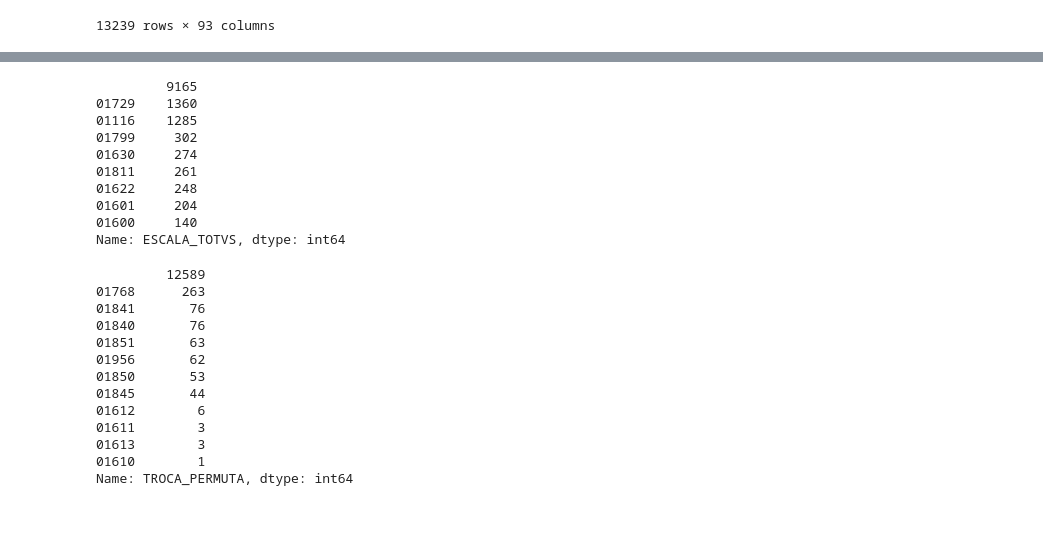
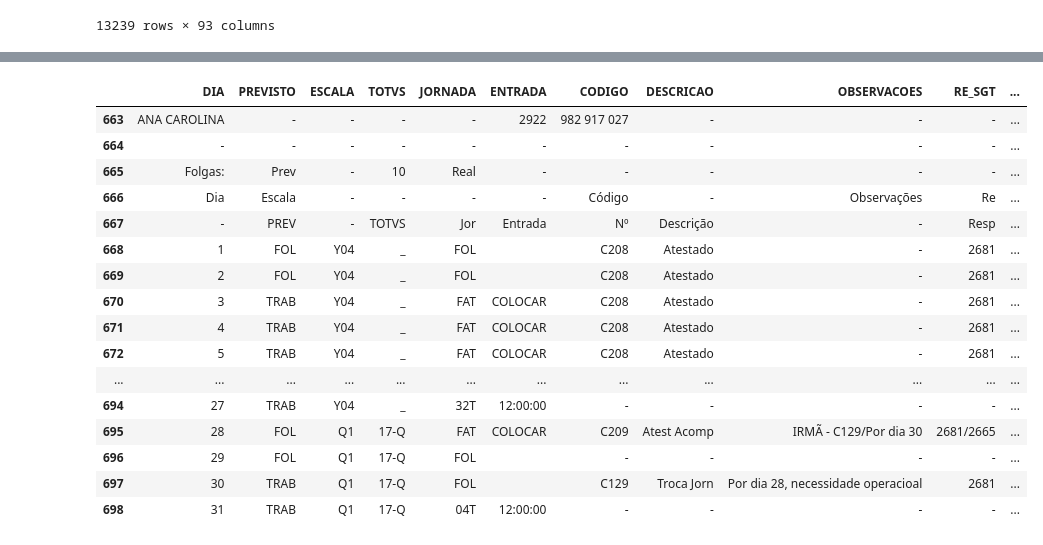
Before and after one commit to solanods/pandas, a Jupyter notebook: ponto_segunda_quinzena.ipynb, the cells around one changed output, grey strips where cells are left out. Cells and saved outputs as stored; diff of their text form; code cells hidden in the pictures; blank space fills up the shorter version.

```diff
--- a/ponto_segunda_quinzena.ipynb
+++ b/ponto_segunda_quinzena.ipynb
@@ -249,29 +267,24 @@ RMOP[86]
-# %%
-df['ESCALA_TOTVS'].value_counts()
-# %% [output]
-         9165
-01729    1360
-01116    1285
-01799     302
-01630     274
-01811     261
-01622     248
-01601     204
-01600     140
-Name: ESCALA_TOTVS, dtype: int64
-# %%
-df['TROCA_PERMUTA'].value_counts()
-# %% [output]
-         12589
-01768      263
-01841       76
-01840       76
-01851       63
-01956       62
-01850       53
-01845       44
-01612        6
-01611        3
-01613        3
-01610        1
-Name: TROCA_PERMUTA, dtype: int64
+# %%
+# Criar a funcao de busca RMOP por nome
+def OP(nome):
+  return df[df['NOME'] == str(nome)]
+# %%
+  OP('ANA CAROLINA')
+# %% [output]
+|  | DIA | PREVISTO | ESCALA | TOTVS | JORNADA | ENTRADA | CODIGO | DESCRICAO | OBSERVACOES | RE_SGT | ... |
+| 663 | ANA CAROLINA | - | - | - | - | 2922 | 982 917 027 | - | - | - | ... |
+| 664 | - | - | - | - | - | - | - | - | - | - | ... |
+| 665 | Folgas: | Prev | - | 10 | Real | - | - | - | - | - | ... |
+| 666 | Dia | Escala | - | - | - | - | Código | - | Observações | Re | ... |
+| 667 | - | PREV | - | TOTVS | Jor | Entrada | Nº | Descrição | - | Resp | ... |
+| 668 | 1 | FOL | Y04 | _ | FOL |  | C208 | Atestado | - | 2681 | ... |
+| 669 | 2 | FOL | Y04 | _ | FOL |  | C208 | Atestado | - | 2681 | ... |
+| 670 | 3 | TRAB | Y04 | _ | FAT | COLOCAR | C208 | Atestado | - | 2681 | ... |
+| 671 | 4 | TRAB | Y04 | _ | FAT | COLOCAR | C208 | Atestado | - | 2681 | ... |
+| 672 | 5 | TRAB | Y04 | _ | FAT | COLOCAR | C208 | Atestado | - | 2681 | ... |
+| ... | ... | ... | ... | ... | ... | ... | ... | ... | ... | ... | ... |
+| 694 | 27 | TRAB | Y04 | _ | 32T | 12:00:00 | - | - | - | - | ... |
+| 695 | 28 | FOL | Q1 | 17-Q | FAT | COLOCAR | C209 | Atest Acomp | IRMÃ - C129/Por dia 30 | 2681/2665 | ... |
+| 696 | 29 | FOL | Q1 | 17-Q | FOL |  | - | - | - | - | ... |
+| 697 | 30 | TRAB | Q1 | 17-Q | FOL |  | C129 | Troca Jorn | Por dia 28, necessidade operacioal | 2681 | ... |
+| 698 | 31 | TRAB | Q1 | 17-Q | 04T | 12:00:00 | - | - | - | - | ... |
```
Also changed, not shown: parts of 23 cells of this notebook.
